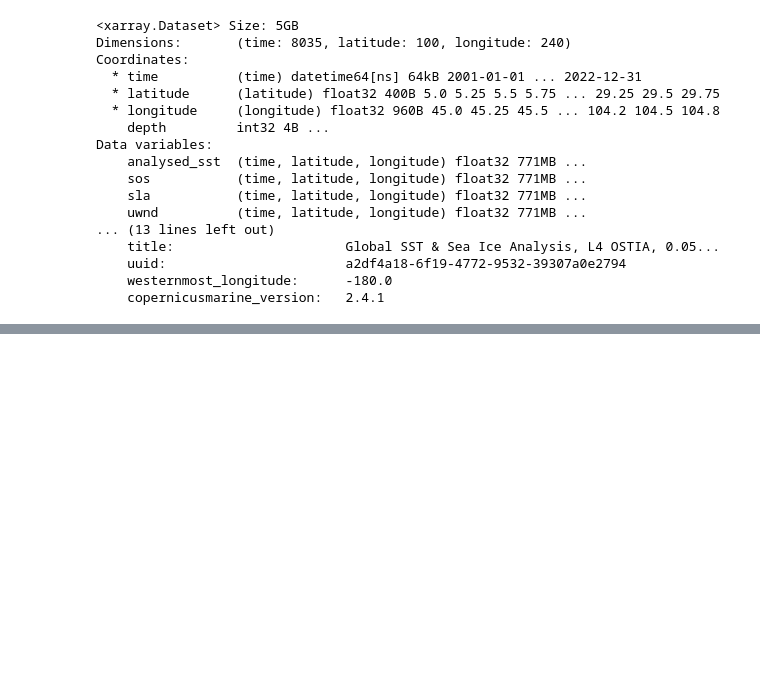
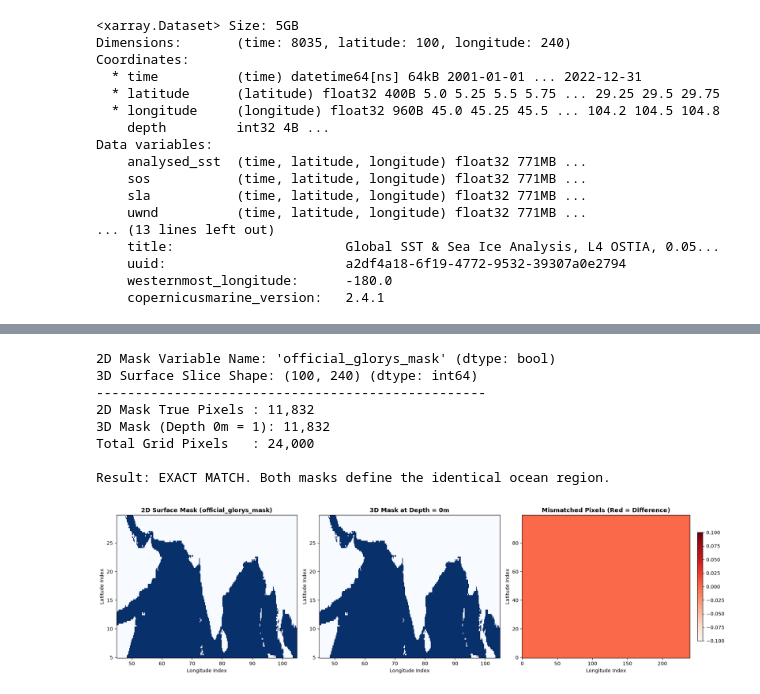
Before and after one commit to ShreyData/OceanEmbed, a Jupyter notebook: Data/data_prep3.ipynb, the cells around one changed output, grey strips where cells are left out. Saved outputs shown, nothing was run; the diff lists cells and outputs as text; code cells hidden in the pictures; blank space fills up the shorter version.

```diff
--- a/Data/data_prep3.ipynb
+++ b/Data/data_prep3.ipynb
@@ -216,0 +277,64 @@ Data variables:
+# %%
+import matplotlib.pyplot as plt
+import numpy as np
+
+# 1. Extract the 2D surface arrays
+var_2d_name = list(mask2d.data_vars)[0]
+da_2d = mask2d[var_2d_name].squeeze()
+da_3d_surface = mask3d['ocean_mask'].isel(depth=0)
+
+# Convert both to boolean for comparison
+arr_2d_bool = da_2d.values.astype(bool)
+arr_3d_bool = da_3d_surface.values.astype(bool)
+
+# Check if da_2d is an ocean mask (True=Ocean) or an inverted land mask (True=Land)
+identical = np.array_equal(arr_2d_bool, arr_3d_bool)
+inverted = np.array_equal(arr_2d_bool, ~arr_3d_bool)
+
+print(f"2D Mask Variable Name: '{var_2d_name}' (dtype: {da_2d.dtype})")
+print(f"3D Surface Slice Shape: {da_3d_surface.shape} (dtype: {da_3d_surface.dtype})")
+print("-" * 50)
+print(f"2D Mask True Pixels : {int(np.sum(arr_2d_bool)):,}")
+print(f"3D Mask (Depth 0m = 1): {int(np.sum(arr_3d_bool)):,}")
+print(f"Total Grid Pixels   : {arr_2d_bool.size:,}")
+
+if identical:
+    print("\nResult: EXACT MATCH. Both masks define the identical ocean region.")
+    diff_map = np.zeros_like(arr_2d_bool, dtype=int)
+elif inverted:
+    print("\nResult: EXACT INVERSE MATCH. 2D is a Landmask (True=Land), while 3D is an Ocean Mask (1=Ocean).")
+    diff_map = np.zeros_like(arr_2d_bool, dtype=int)
+else:
+    mismatches = np.sum(arr_2d_bool != arr_3d_bool)
+    print(f"\nResult: MISMATCH DETECTED. Differing pixels: {mismatches:,}")
+    diff_map = (arr_2d_bool != arr_3d_bool).astype(int)
+
+# 2. Visual Comparison Plot
+fig, axes = plt.subplots(1, 3, figsize=(18, 5))
+
+da_2d.plot(ax=axes[0], cmap='Blues', add_colorbar=False)
+axes[0].set_title(f'2D Surface Mask ({var_2d_name})', fontweight='bold')
+
+da_3d_surface.plot(ax=axes[1], cmap='Blues', add_colorbar=False)
+axes[1].set_title('3D Mask at Depth = 0m', fontweight='bold')
+
+im = axes[2].imshow(diff_map, cmap='Reds', origin='lower', aspect='auto')
+axes[2].set_title('Mismatched Pixels (Red = Difference)', fontweight='bold')
+plt.colorbar(im, ax=axes[2], fraction=0.03, pad=0.04)
+
+for ax in axes:
+    ax.set_xlabel('Longitude Index')
+    ax.set_ylabel('Latitude Index')
+
+plt.tight_layout()
+plt.show()
+# %% [output]
+2D Mask Variable Name: 'official_glorys_mask' (dtype: bool)
+3D Surface Slice Shape: (100, 240) (dtype: int64)
+--------------------------------------------------
+2D Mask True Pixels : 11,832
+3D Mask (Depth 0m = 1): 11,832
+Total Grid Pixels   : 24,000
+
+Result: EXACT MATCH. Both masks define the identical ocean region.
+[figure, added]
```
Also changed, not shown: parts of 4 cells of this notebook, 2 other files.
